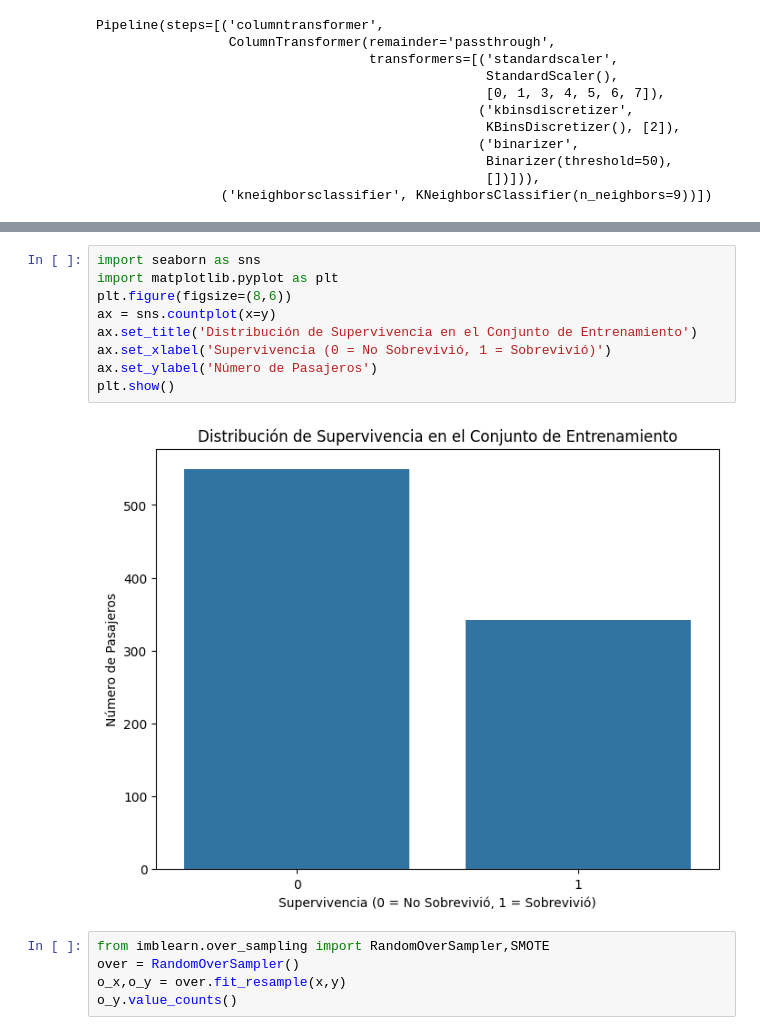
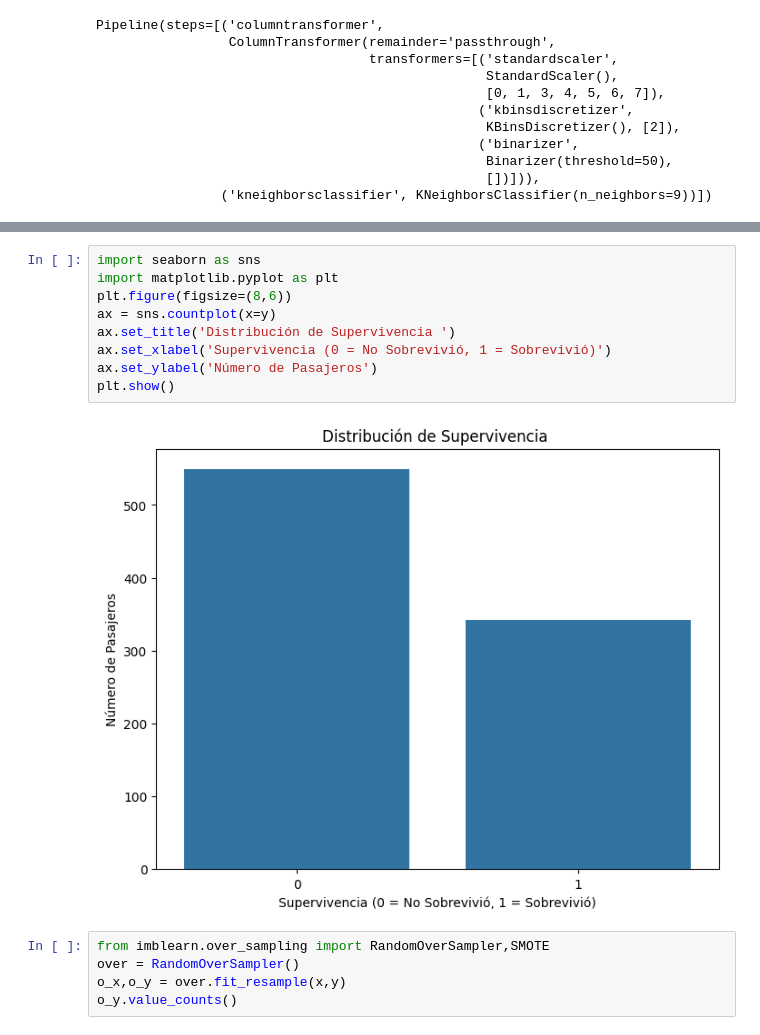
Before and after one commit to germano84-sys/Analisis-Dataset, a Jupyter notebook: titanic.ipynb, the cells around one changed output, grey strips where cells are left out. Saved outputs shown, nothing was run; the diff lists cells and outputs as text.

```diff
--- a/titanic.ipynb
+++ b/titanic.ipynb
@@ -324,14 +381,14 @@ plt.show()
 # %%
 import seaborn as sns
 import matplotlib.pyplot as plt
 plt.figure(figsize=(8,6))
 ax = sns.countplot(x=y)
-ax.set_title('Distribución de Supervivencia en el Conjunto de Entrenamiento')
+ax.set_title('Distribución de Supervivencia ')
 ax.set_xlabel('Supervivencia (0 = No Sobrevivió, 1 = Sobrevivió)')
 ax.set_ylabel('Número de Pasajeros')
 plt.show()
 # %% [output]
-[figure, old version]
+[figure, new version]
 # %%
 from imblearn.over_sampling import RandomOverSampler,SMOTE
 over = RandomOverSampler()
```
Also changed, not shown: parts of 18 cells of this notebook, 2 other files.
